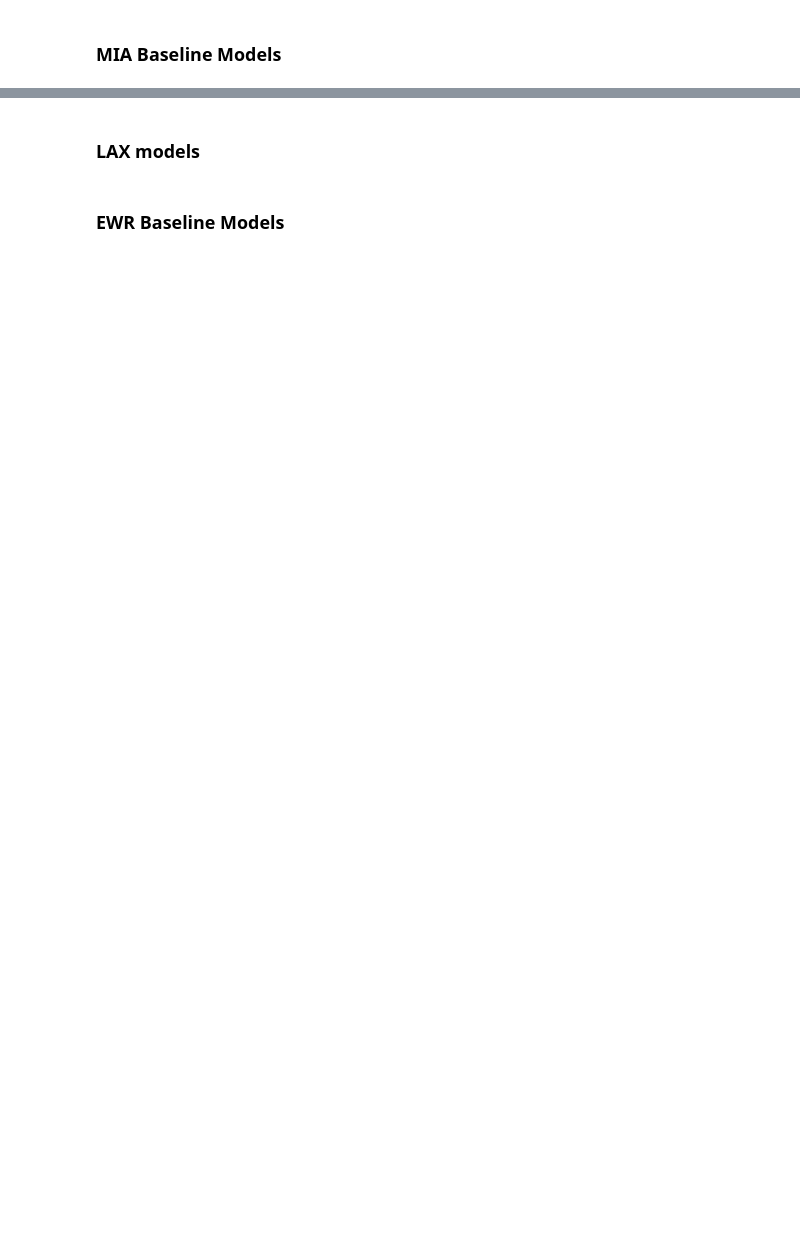
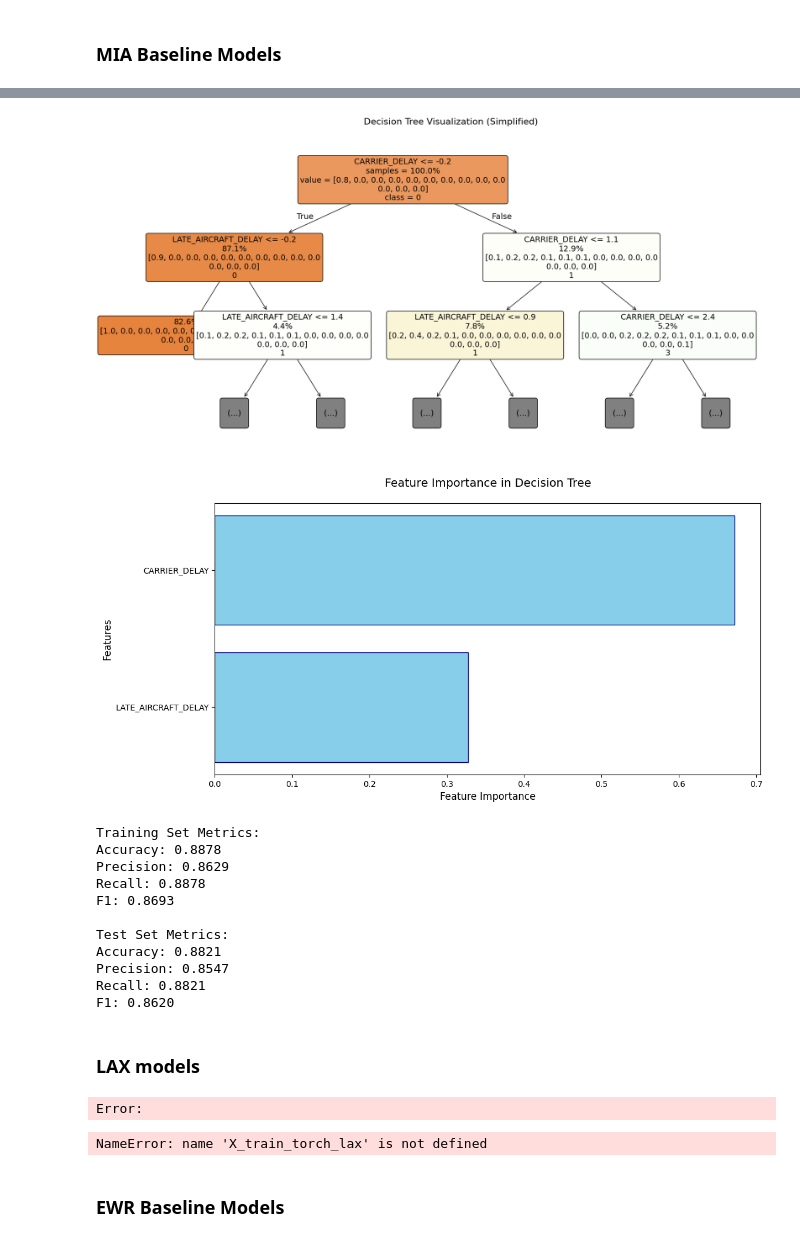
Before and after one commit to craigmiller24/MLP_Project, a Jupyter notebook: Baseline_GPU.ipynb, the cells around one changed output, grey strips where cells are left out. Saved outputs shown, nothing was run; the diff lists cells and outputs as text; code cells hidden in the pictures; blank space fills up the shorter version.

```diff
--- a/Baseline_GPU.ipynb
+++ b/Baseline_GPU.ipynb
@@ -47,5 +105,19 @@ mia_MLR_model, mia_metrics_MLR = train_multinomial_logistic_regression(X_train_t
 # %%
-mia_DT_model, mia_metrics_DT = train_decision_tree(X_train_torch_mia, X_test_torch_mia, Y_train_torch_mia, Y_test_torch_mia, feature_names_mia)
+mia_DT_model, mia_metrics_DT = train_decision_tree_gpu(X_train_torch_mia, X_test_torch_mia, Y_train_torch_mia, Y_test_torch_mia, feature_names_mia)
+# %% [output]
+[figure, added]
+[figure, added]
+Training Set Metrics:
+Accuracy: 0.8878
+Precision: 0.8629
+Recall: 0.8878
+F1: 0.8693
+
+Test Set Metrics:
+Accuracy: 0.8821
+Precision: 0.8547
+Recall: 0.8821
+F1: 0.8620
 # %% [markdown]
 ### LAX models
 # %%
@@ -53,4 +125,6 @@ mia_DT_model, mia_metrics_DT = train_decision_tree(X_train_torch_mia, X_test_tor
 merged_lax_df = pd.read_csv('data/complete/LAX_final_df.csv')
 
 # preprocessing
-X_train_torch_lax, X_test_torch_lax, Y_train_torch_lax, Y_test_torch_lax, feature_names_lax = preprocess_data(merged_lax_df)
+X_train_torch_lax, X_test_torch_lax, Y_train_torch_lax, Y_test_torch_lax, feature_names_lax = preprocess_data_gpu(merged_lax_df)
+# %% [output]
+Error:
@@ -57,5 +134,7 @@ X_train_torch_lax, X_test_torch_lax, Y_train_torch_lax, Y_test_torch_lax, featur
 # %%
-lax_MLR_model, lax_metrics_MLR = train_multinomial_logistic_regression(X_train_torch_lax, Y_train_torch_lax, X_test_torch_lax, Y_test_torch_lax)
+lax_MLR_model, lax_metrics_MLR = train_multinomial_logistic_regression_gpu(X_train_torch_lax, X_test_torch_lax, Y_train_torch_lax, Y_test_torch_lax)
+# %% [output]
+NameError: name 'X_train_torch_lax' is not defined
 # %%
 lax_DT_model, lax_metrics_DT = train_decision_tree(X_train_torch_lax, X_test_torch_lax, Y_train_torch_lax, Y_test_torch_lax, feature_names_lax)
 # %% [markdown]
```
Also changed, not shown: parts of 20 cells of this notebook, 7 other files.
